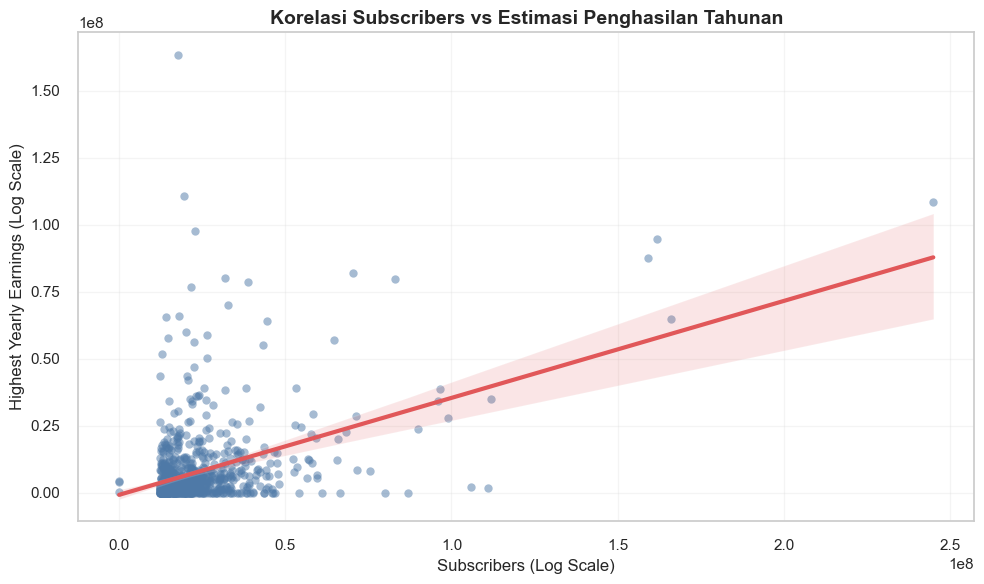
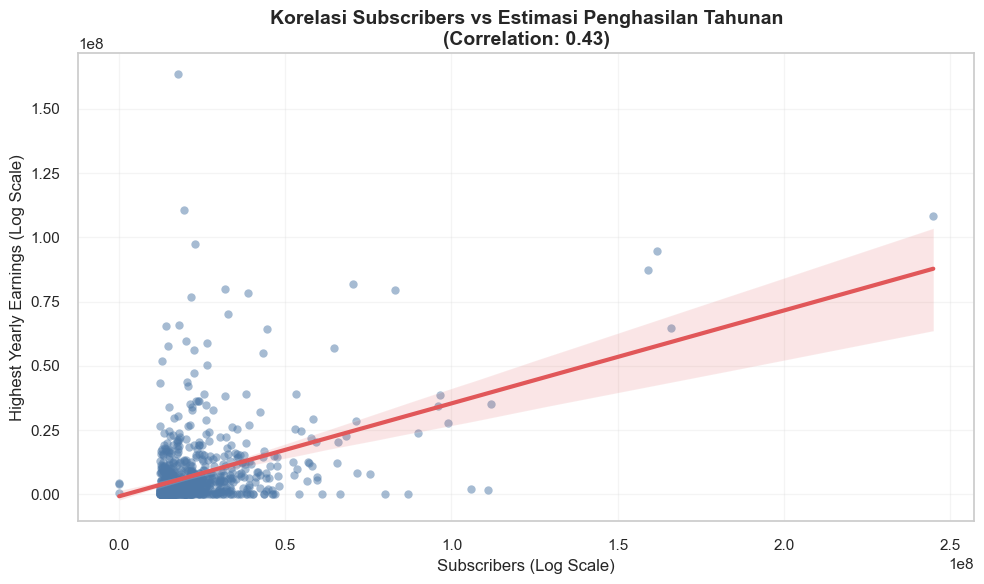
The change to this notebook cell's code, shown as a diff; its figure went from the first image to the second:
--- before
+++ after
@@ -11,12 +11,11 @@
 )
 
-# Disarankan mengaktifkan skala log karena distribusi data subscribers & earnings sangat luas
-# plt.xscale('log')
-# plt.yscale('log')
+
+
 correlation = df['subscribers'].corr(df['highest_yearly_earnings'])
 plt.title(f'Korelasi Subscribers vs Estimasi Penghasilan Tahunan\n(Correlation: {correlation:.2f})', fontsize=14, fontweight='bold')
 plt.xlabel('Subscribers (Log Scale)', fontsize=12)
 plt.ylabel('Highest Yearly Earnings (Log Scale)', fontsize=12)
-plt.title('Korelasi Subscribers vs Estimasi Penghasilan Tahunan', fontsize=14, fontweight='bold')
+# plt.title('Korelasi Subscribers vs Estimasi Penghasilan Tahunan', fontsize=14, fontweight='bold')
 
 plt.grid(True, which="both", ls="-", alpha=0.2)

Commit: Refactor code structure for improved readability and maintainability